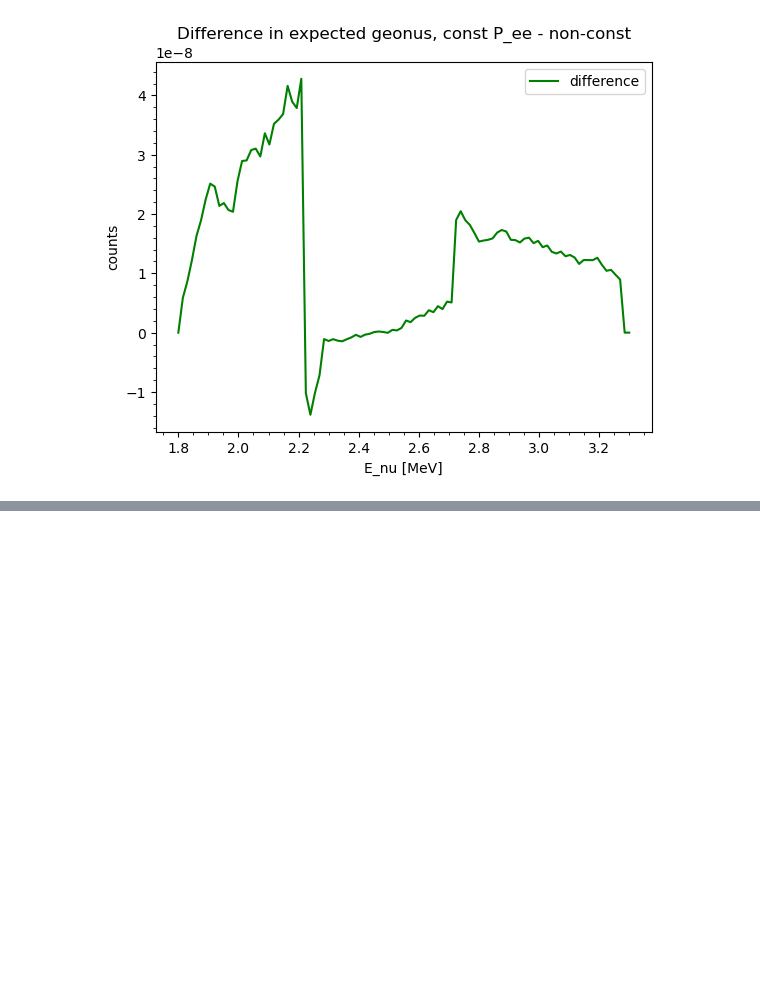
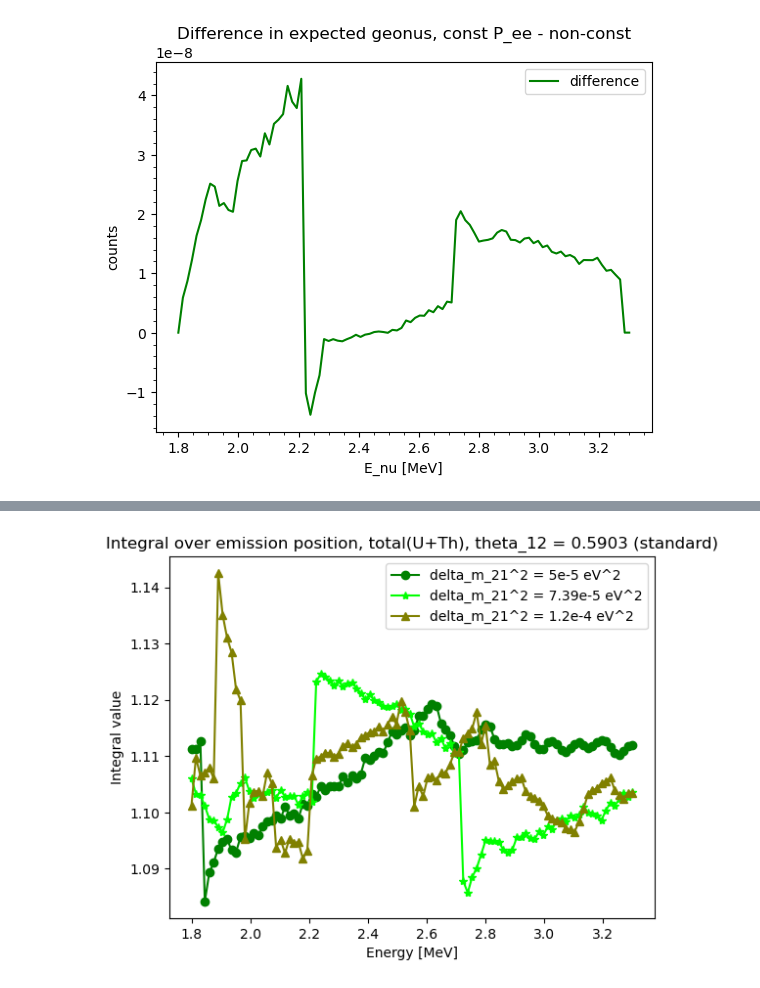
Before and after one commit to claradima/geonu_oscillation, a Jupyter notebook: Survival probability check corrected sigma IBD.ipynb, the cells around one changed output, grey strips where cells are left out. Cells and saved outputs as stored; diff of their text form; code cells hidden in the pictures; blank space fills up the shorter version.

```diff
--- a/Survival probability check corrected sigma IBD.ipynb
+++ b/Survival probability check corrected sigma IBD.ipynb
@@ -654,0 +793,27 @@ plt.show()
+# %%
+#Compute Th integral using approximate P_ee formula and low delta_m_21_squared
+Th_integral_values_delta_m_low = integral_over_positions_Th(mantle_crust_grid, energy_array, grid_1d_size, theta_12, delta_m_21_squared_low, A_Th_array, rho_array)
+# %%
+#Compute Th integral using approximate P_ee formula and high delta_m_21_squared
+Th_integral_values_delta_m_high = integral_over_positions_Th(mantle_crust_grid, energy_array, grid_1d_size, theta_12, delta_m_21_squared_high, A_Th_array, rho_array)
+# %%
+#Compute U integral using approximate P_ee formula and low delta_m_21_squared
+U_integral_values_delta_m_low = integral_over_positions_U(mantle_crust_grid, energy_array, grid_1d_size, theta_12, delta_m_21_squared_low, A_U_array, rho_array)
+# %%
+#Compute U integral using approximate P_ee formula and high delta_m_21_squared
+U_integral_values_delta_m_high = integral_over_positions_U(mantle_crust_grid, energy_array, grid_1d_size, theta_12, delta_m_21_squared_high, A_U_array, rho_array)
+# %%
+#make plots of integral to compare
+
+#Total
+
+plt.plot(energy_array, U_integral_values_delta_m_low + Th_integral_values_delta_m_low, marker='o', linestyle='-', color='g', label = 'delta_m_21^2 = 5e-5 eV^2')
+plt.plot(energy_array, U_integral_values + Th_integral_values, marker='*', linestyle='-', color='lime', label = 'delta_m_21^2 = 7.39e-5 eV^2')
+plt.plot(energy_array, U_integral_values_delta_m_high + Th_integral_values_delta_m_high, marker='^', linestyle='-', color='olive', label = 'delta_m_21^2 = 1.2e-4 eV^2')
+plt.xlabel('Energy [MeV]')
+plt.ylabel('Integral value')
+plt.title('Integral over emission position, total(U+Th), theta_12 = 0.5903 (standard)')
+plt.legend()
+plt.show()
+# %% [output]
+[figure, added]
```
Also changed, not shown: parts of 18 cells of this notebook.
